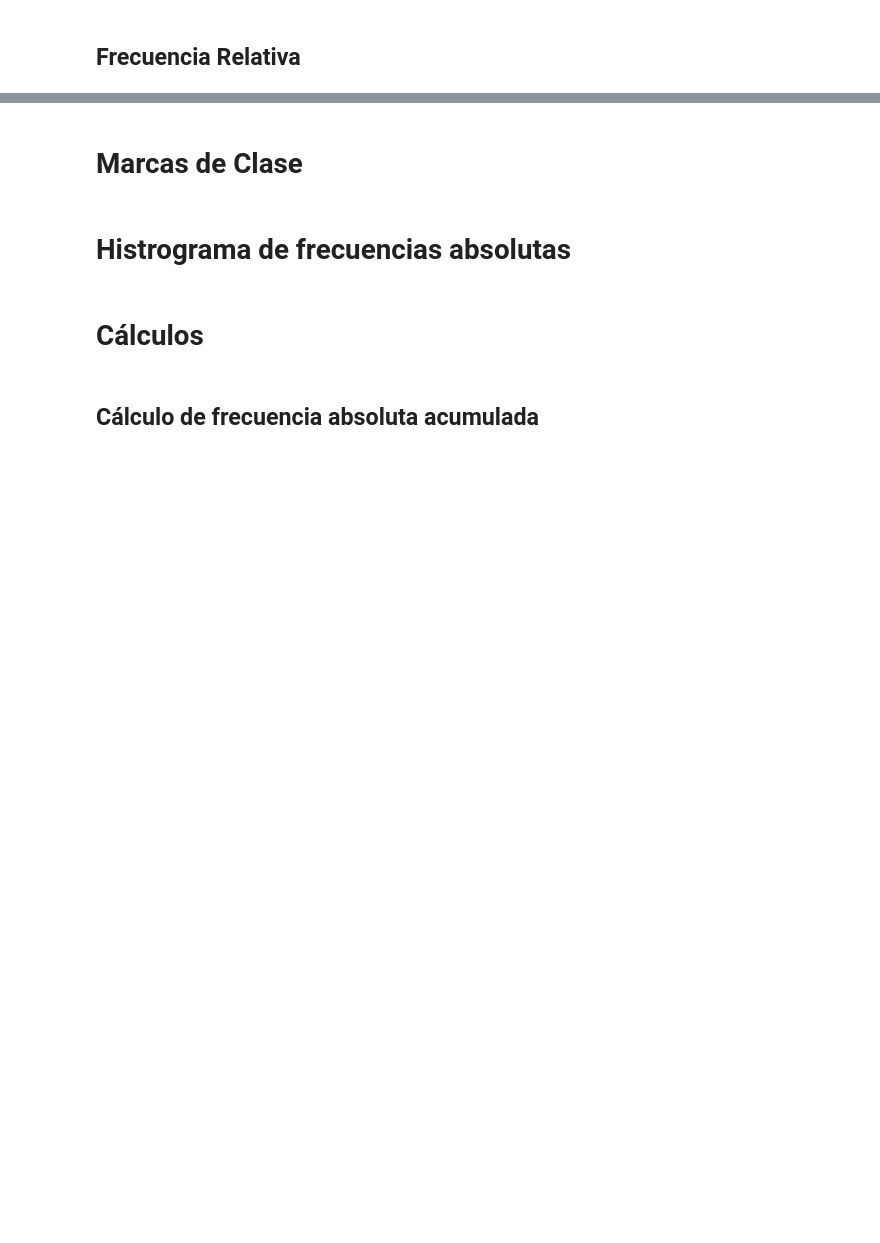
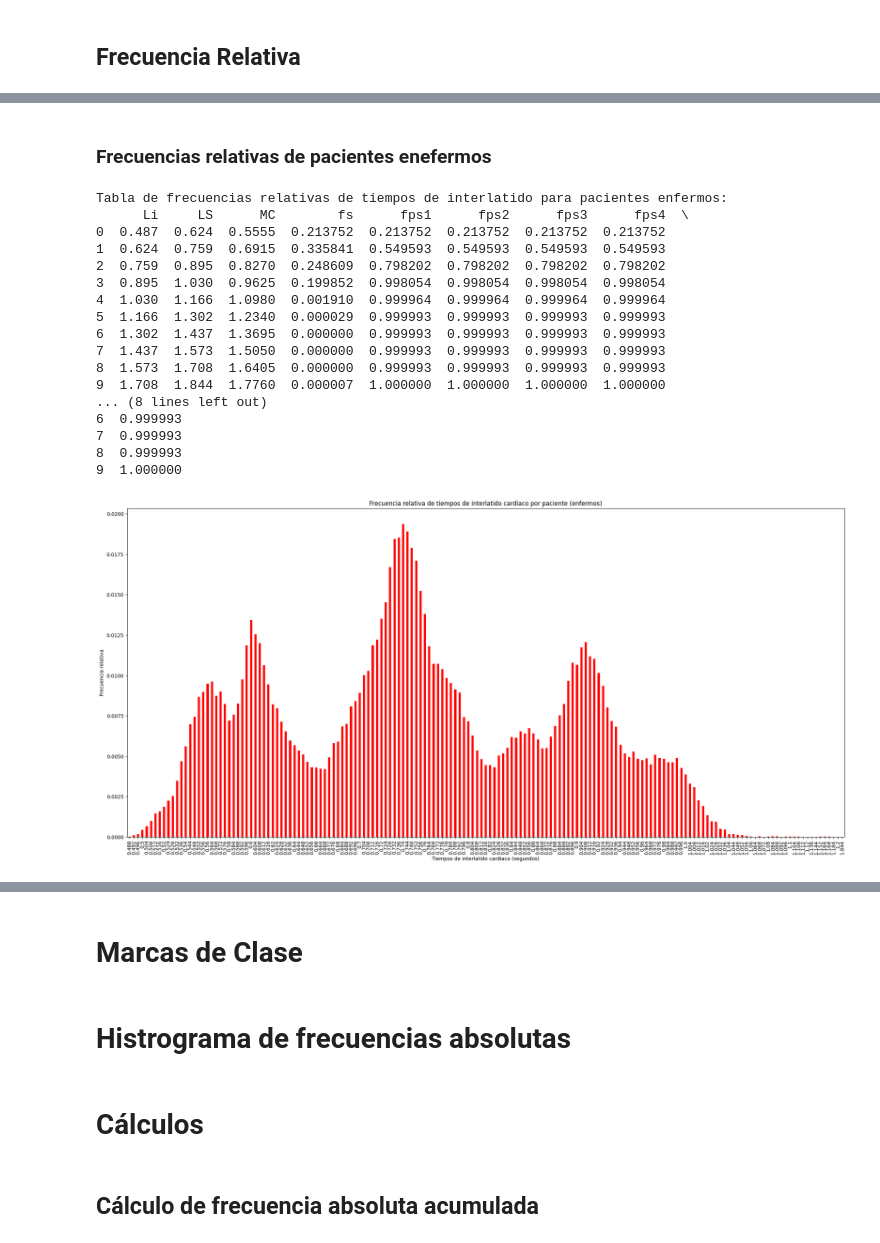
Before and after one commit to ThonnyRG/pacientes_enfermos_y_sanos_analisis, a Jupyter notebook: DATOS_BIOESTADÍSTICOS.ipynb, the cells around one changed output, grey strips where cells are left out. Drawn from its saved outputs; the diff is of its cells as text; code cells hidden in the pictures; blank space fills up the shorter version.

```diff
--- a/DATOS_BIOESTADÍSTICOS.ipynb
+++ b/DATOS_BIOESTADÍSTICOS.ipynb
@@ -375,0 +474,57 @@ Tabla de frecuencias absolutas de tiempos de interlatido para pacientes sanos:
+# %% [markdown]
+### Frecuencias relativas de pacientes enefermos
+# %%
+# Calcular las frecuencias absolutas de los tiempos de interlatido
+frecuencia_absoluta_enfermos = df_enfermos['Tiempos de interlatido'].value_counts().sort_index()
+
+# Calcular las frecuencias relativas
+frecuencia_relativa_enfermos = frecuencia_absoluta_enfermos / frecuencia_absoluta_enfermos.sum()
+
+# Definir los límites (Li, LS) y el punto medio (MC) para cada intervalo
+intervalos = pd.cut(df_enfermos['Tiempos de interlatido'], bins=10)
+frecuencias = intervalos.value_counts().sort_index()
+
+tabla_frecuencias_relativas = pd.DataFrame({
+    'Li': [interval.left for interval in frecuencias.index],
+    'LS': [interval.right for interval in frecuencias.index],
+    'MC': [(interval.left + interval.right) / 2 for interval in frecuencias.index],
+    'fs': frecuencias.values / frecuencias.values.sum()
+})
+
+# Calcular las frecuencias acumuladas relativas (fps1, fps2, ...)
+tabla_frecuencias_relativas['fps1'] = tabla_frecuencias_relativas['fs'].cumsum()
+tabla_frecuencias_relativas['fps2'] = tabla_frecuencias_relativas['fs'].cumsum()
+tabla_frecuencias_relativas['fps3'] = tabla_frecuencias_relativas['fs'].cumsum()
+tabla_frecuencias_relativas['fps4'] = tabla_frecuencias_relativas['fs'].cumsum()
+tabla_frecuencias_relativas['fps5'] = tabla_frecuencias_relativas['fs'].cumsum()
+
+# Imprimir la tabla de frecuencias relativas
+print("Tabla de frecuencias relativas de tiempos de interlatido para pacientes enfermos:")
+print(tabla_frecuencias_relativas)
+
+# Graficar las frecuencias relativas
+plt.figure(figsize=(26, 12))
+frecuencia_relativa_enfermos.plot(kind='bar', color='red')
+plt.xlabel('Tiempos de interlatido cardiaco (segundos)')
+plt.ylabel('Frecuencia relativa')
+plt.title('Frecuencia relativa de tiempos de interlatido cardiaco por paciente (enfermos)')
+plt.show()
+# %% [output]
+Tabla de frecuencias relativas de tiempos de interlatido para pacientes enfermos:
+      Li     LS      MC        fs      fps1      fps2      fps3      fps4  \
+0  0.487  0.624  0.5555  0.213752  0.213752  0.213752  0.213752  0.213752
+1  0.624  0.759  0.6915  0.335841  0.549593  0.549593  0.549593  0.549593
+2  0.759  0.895  0.8270  0.248609  0.798202  0.798202  0.798202  0.798202
+3  0.895  1.030  0.9625  0.199852  0.998054  0.998054  0.998054  0.998054
+4  1.030  1.166  1.0980  0.001910  0.999964  0.999964  0.999964  0.999964
+5  1.166  1.302  1.2340  0.000029  0.999993  0.999993  0.999993  0.999993
+6  1.302  1.437  1.3695  0.000000  0.999993  0.999993  0.999993  0.999993
+7  1.437  1.573  1.5050  0.000000  0.999993  0.999993  0.999993  0.999993
+8  1.573  1.708  1.6405  0.000000  0.999993  0.999993  0.999993  0.999993
+9  1.708  1.844  1.7760  0.000007  1.000000  1.000000  1.000000  1.000000
+... (8 lines left out)
+6  0.999993
+7  0.999993
+8  0.999993
+9  1.000000
+[figure, added]
```
Also changed, not shown: parts of 7 cells of this notebook.
